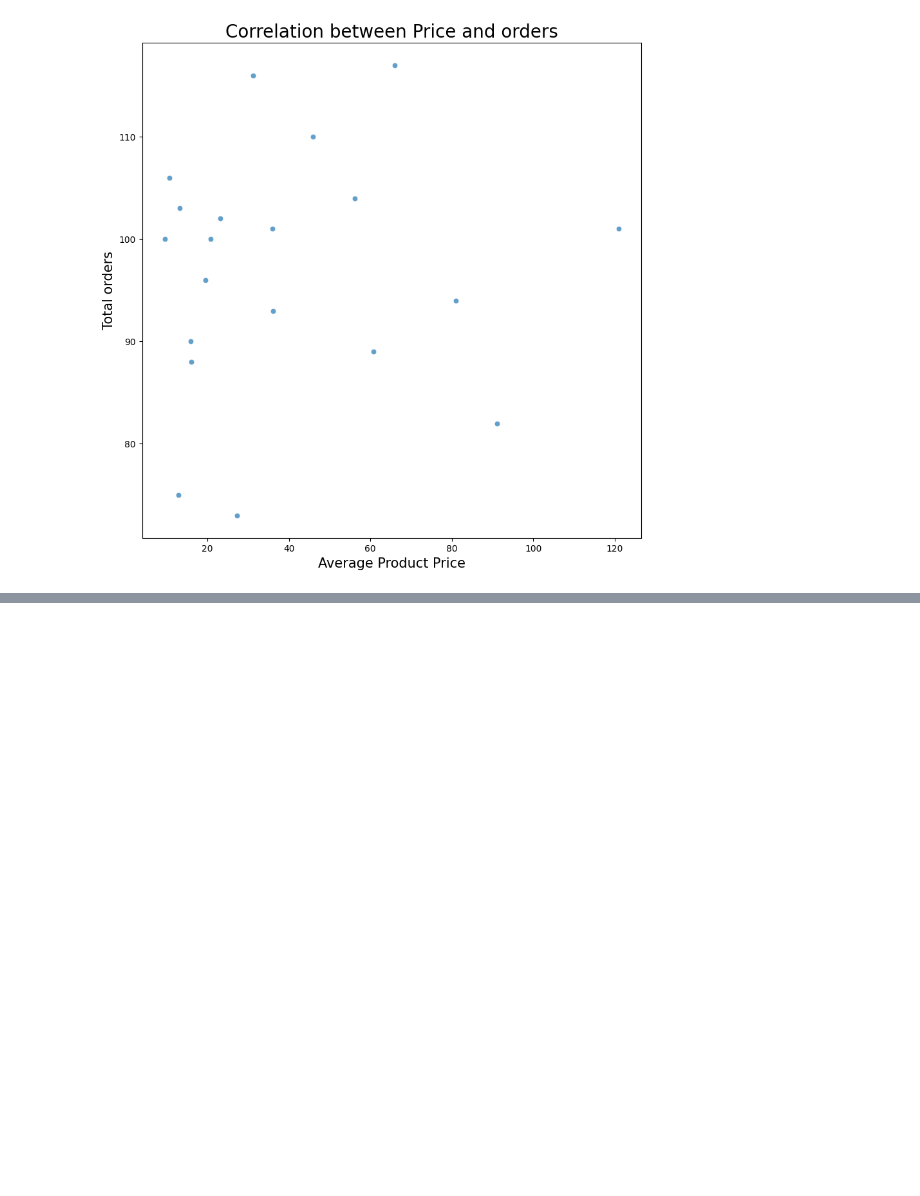
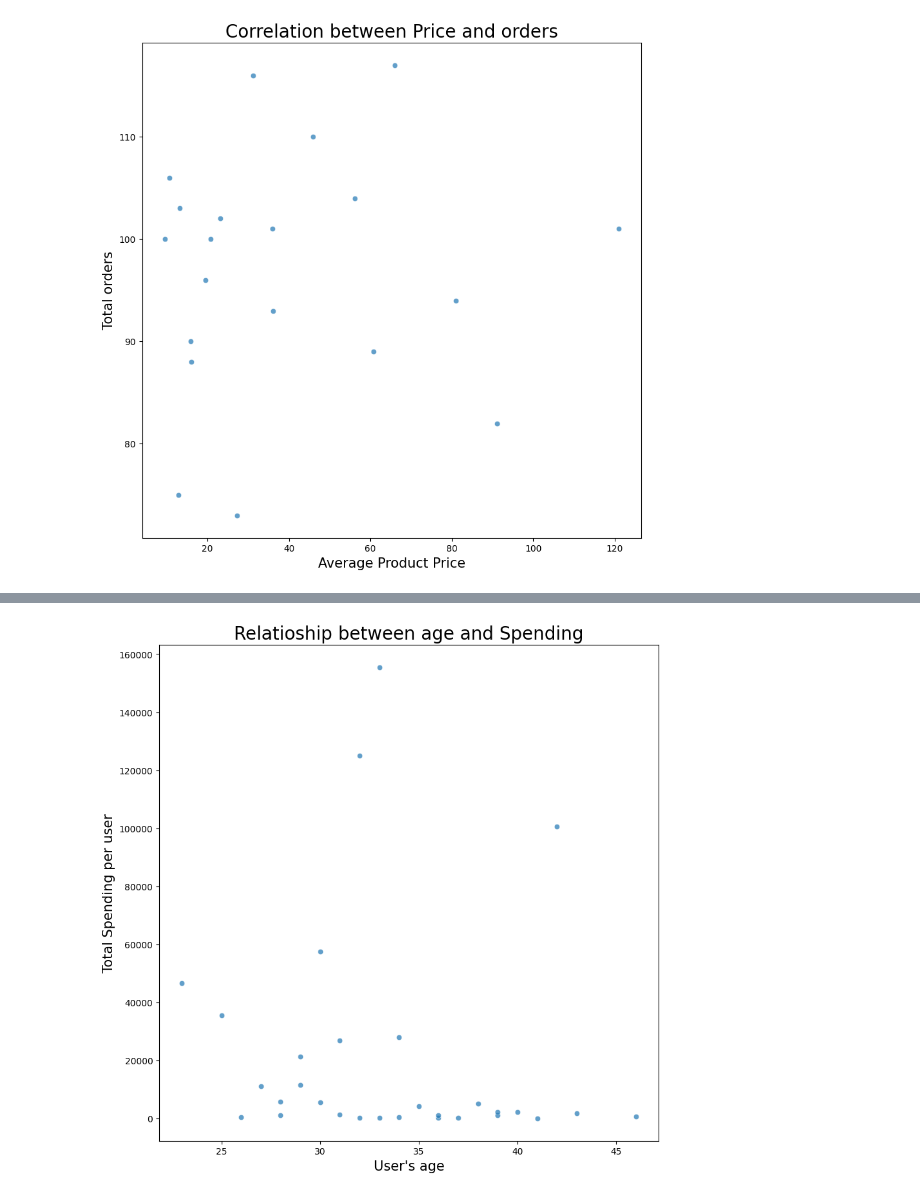
Before and after one commit to DioS96/sales-data-analysis, a Jupyter notebook: main.ipynb, the cells around one changed output, grey strips where cells are left out. Saved outputs shown, nothing was run; the diff lists cells and outputs as text; code cells hidden in the pictures; blank space fills up the shorter version.

```diff
--- a/main.ipynb
+++ b/main.ipynb
@@ -608,0 +1297,11 @@ price_quantity_scatterplot=create_scatterplot(product_df,"unit_price","order_id"
+# %%
+group_user=group_by(
+    orders_merged[orders_merged["cart_id"].notnull()],
+    "user_id",
+    {
+    "discountedTotal":"sum",
+    "cart_id":"count",
+    "age":"mean"
+    }
+)
+group_user.sort_values("discountedTotal",ascending=False)
@@ -608,0 +1357,11 @@ price_quantity_scatterplot=create_scatterplot(product_df,"unit_price","order_id"
+# %%
+age_revenue_graph=create_scatterplot(
+    group_user,
+    "age",
+    "discountedTotal",
+    "Relatioship between age and Spending",
+    "User's age",
+    "Total Spending per user"
+)
+# %% [output]
+[figure, added]
```
Also changed, not shown: parts of 79 cells of this notebook.
